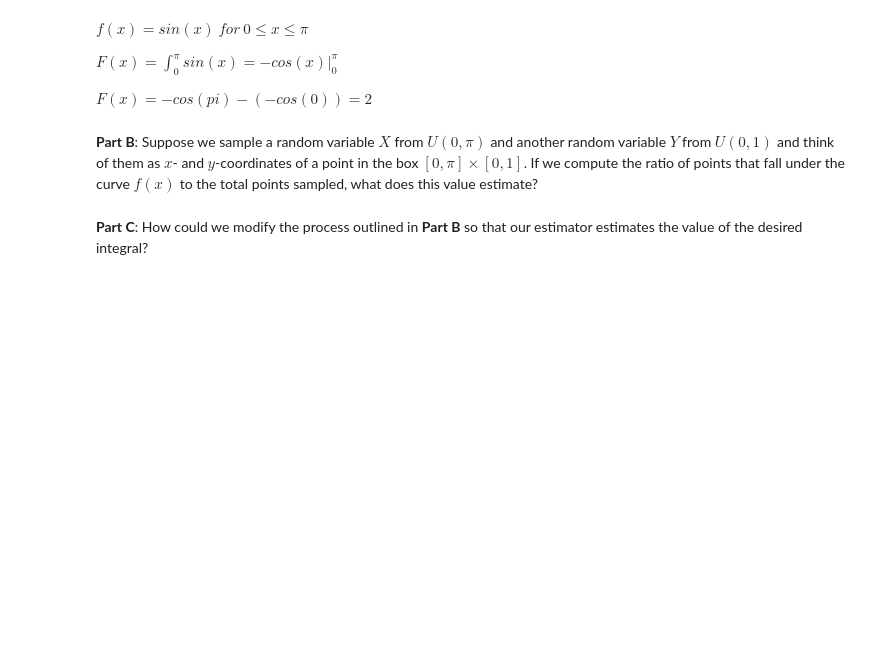
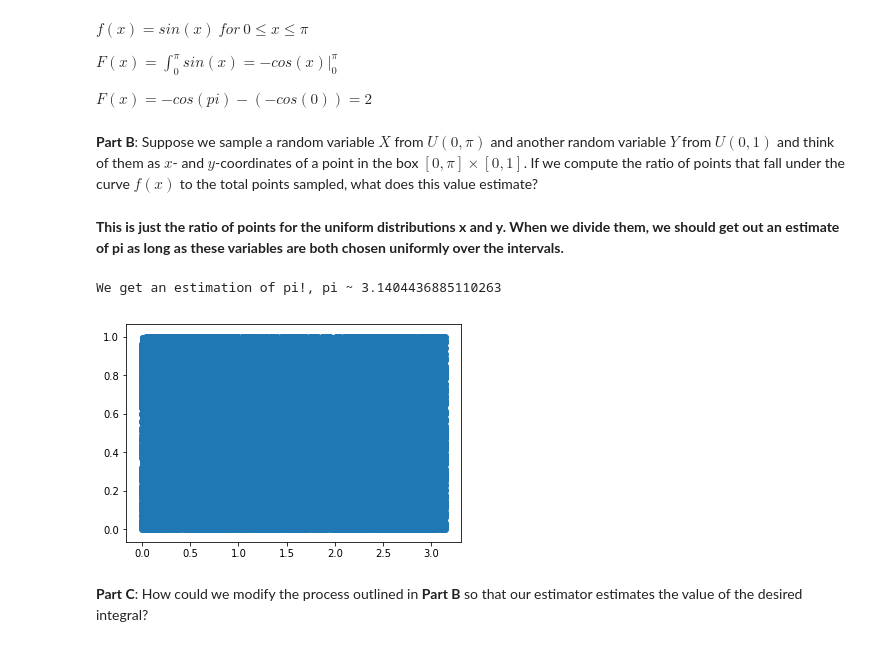
Before and after one commit to kicksent/csci3022-Trierweiler, a Jupyter notebook: homework/homework4/hmwk04_Lastname_Firstname.ipynb, the cells around one changed output. Drawn from its saved outputs; the diff is of its cells as text; code cells hidden in the pictures; blank space fills up the shorter version.

```diff
--- a/homework/homework4/hmwk04_Lastname_Firstname.ipynb
+++ b/homework/homework4/hmwk04_Lastname_Firstname.ipynb
@@ -34,5 +35,16 @@ $F(x) = \int_0^\pi sin(x) = -cos(x)\Big|_0^\pi$
 $F(x) = -cos(pi) - (-cos(0)) = 2$
 # %% [markdown]
 **Part B**: Suppose we sample a random variable $X$ from $U(0,\pi)$ and another random variable $Y$ from $U(0,1)$ and think of them as $x$- and $y$-coordinates of a point in the box $[0,\pi] \times [0,1]$.  If we compute the ratio of points that fall under the curve $f(x)$ to the total points sampled, what does this value estimate?
+# %% [markdown]
+**This is just the ratio of points for the uniform distributions x and y. When we divide them, we should get out an estimate of pi as long as these variables are both chosen uniformly over the intervals.**
+# %%
+x = np.array([np.random.uniform(0,np.pi) for i in range(100000)])
+y = np.array([np.random.uniform(0,1) for i in range(100000)])
+
+plt.scatter(x,y)
+print("We get an estimation of pi!, pi ~ {}".format(x.mean()/y.mean()))
+# %% [output]
+We get an estimation of pi!, pi ~ 3.1404436885110263
+[figure, added]
 # %% [markdown]
 **Part C**: How could we modify the process outlined in **Part B** so that our estimator estimates the value of the desired integral?
```
Also changed, not shown: parts of 26 cells of this notebook, 2 other files.
